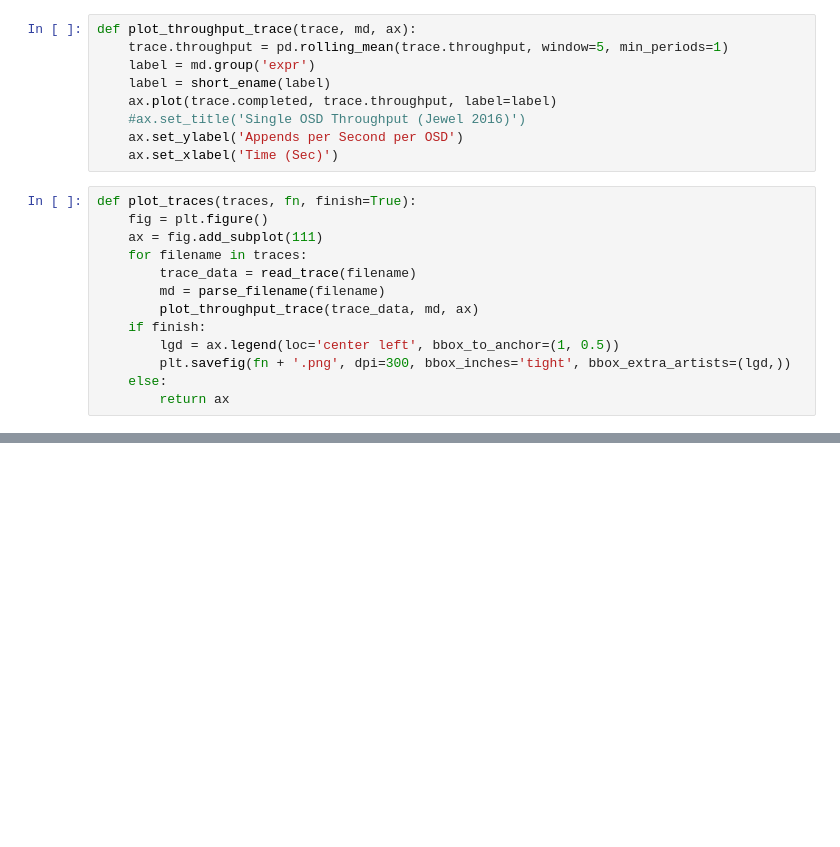
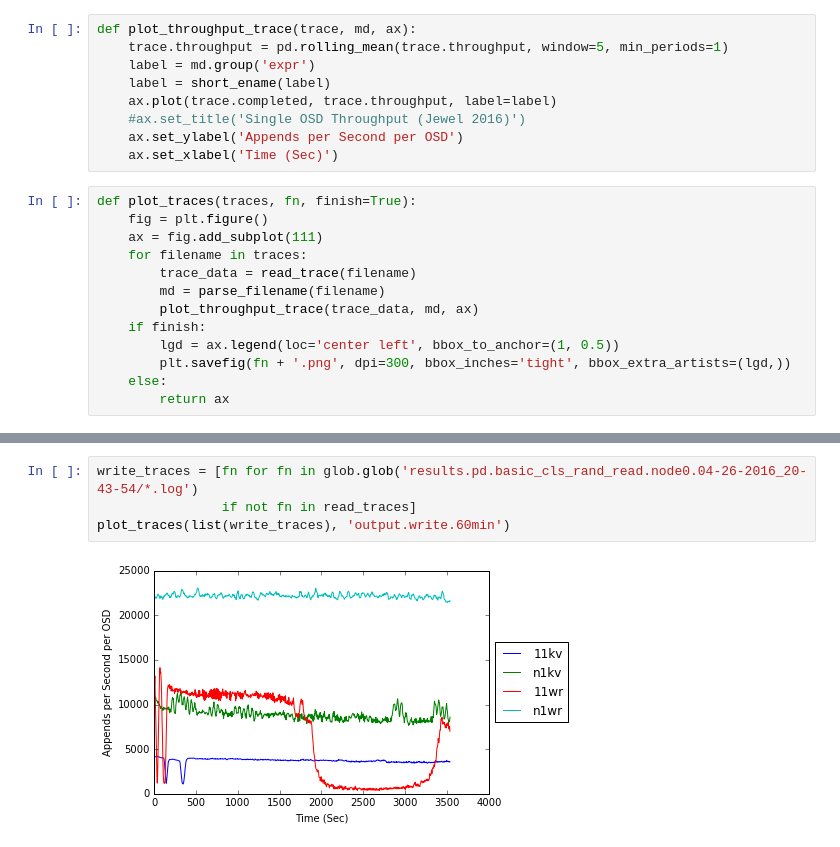
Before and after one commit to michaelsevilla/zlog-popper, a Jupyter notebook: experiments/basic-cls-rand-read/visualize.ipynb, the cells around one changed output, grey strips where cells are left out. Drawn from its saved outputs; the diff is of its cells as text; blank space fills up the shorter version.

```diff
--- a/experiments/basic-cls-rand-read/visualize.ipynb
+++ b/experiments/basic-cls-rand-read/visualize.ipynb
@@ -75,0 +88,6 @@ plot_traces(list(traces), 'output.pool.reset')
+# %%
+write_traces = [fn for fn in glob.glob('results.pd.basic_cls_rand_read.node0.04-26-2016_20-43-54/*.log')
+                if not fn in read_traces]
+plot_traces(list(write_traces), 'output.write.60min')
+# %% [output]
+[figure, added]
```
Also changed, not shown: parts of 3 cells of this notebook, 4 other files.
